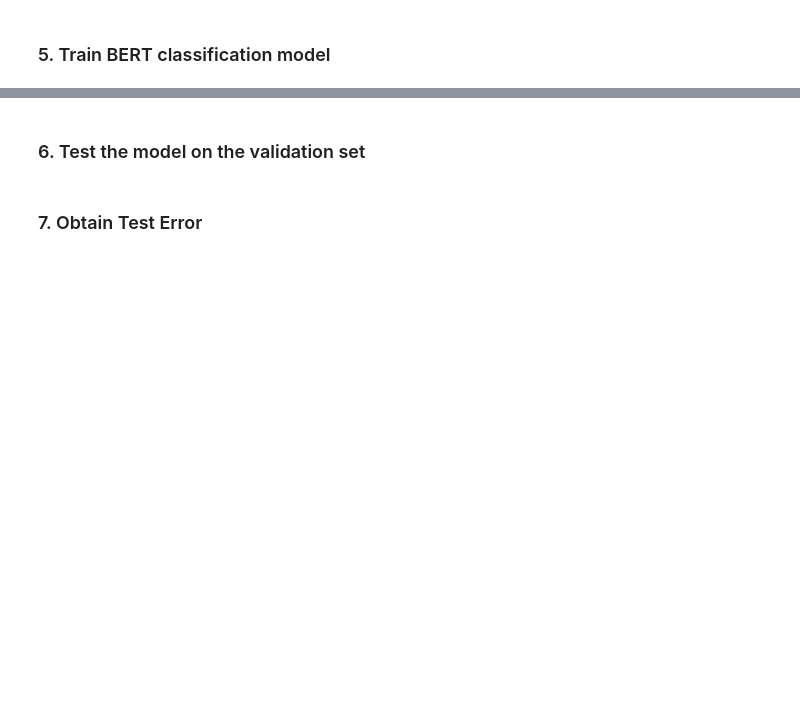
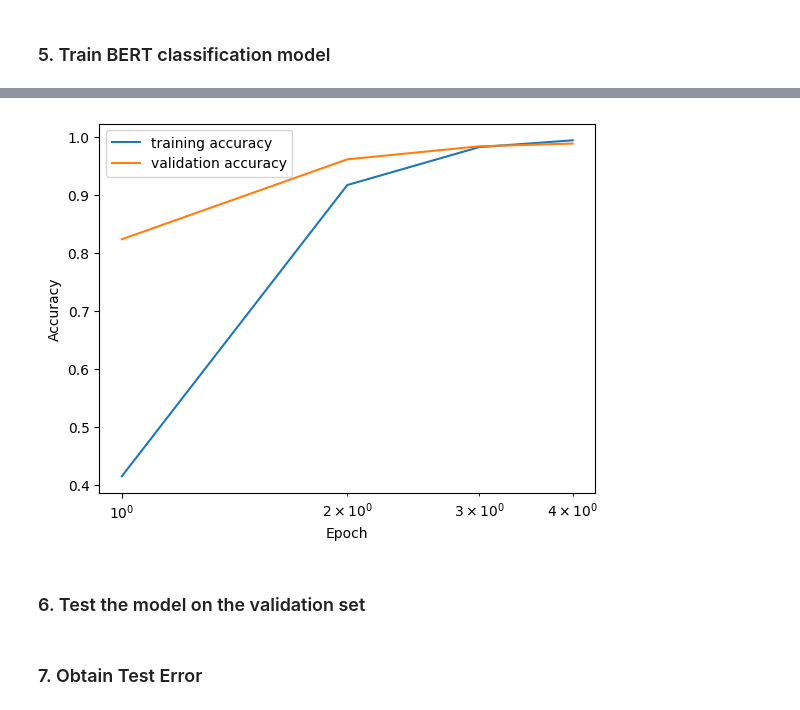
Before and after one commit to indrasary/Bert_Symptom_Extractor, a Jupyter notebook: BERT_NER.ipynb, the cells around one changed output, grey strips where cells are left out. Cells and saved outputs as stored; diff of their text form; code cells hidden in the pictures; blank space fills up the shorter version.

```diff
--- a/BERT_NER.ipynb
+++ b/BERT_NER.ipynb
@@ -358,3 +491,14 @@ Training 1 epcoh took: 0:30:48
+# %%
+from matplotlib import pyplot as plt
+
+plt.semilogx([1,2,3,4], train_accuracies, label = 'training accuracy')
+plt.semilogx([1,2,3,4], valid_accuracies, label = 'validation accuracy')
+plt.ylabel('Accuracy')
+plt.xlabel('Epoch')
+plt.legend()
+plt.show()
+# %% [output]
+[figure, added]
 # %% [markdown]
 ### 6. Test the model on the validation set
 # %%
```
Also changed, not shown: parts of 20 cells of this notebook.
